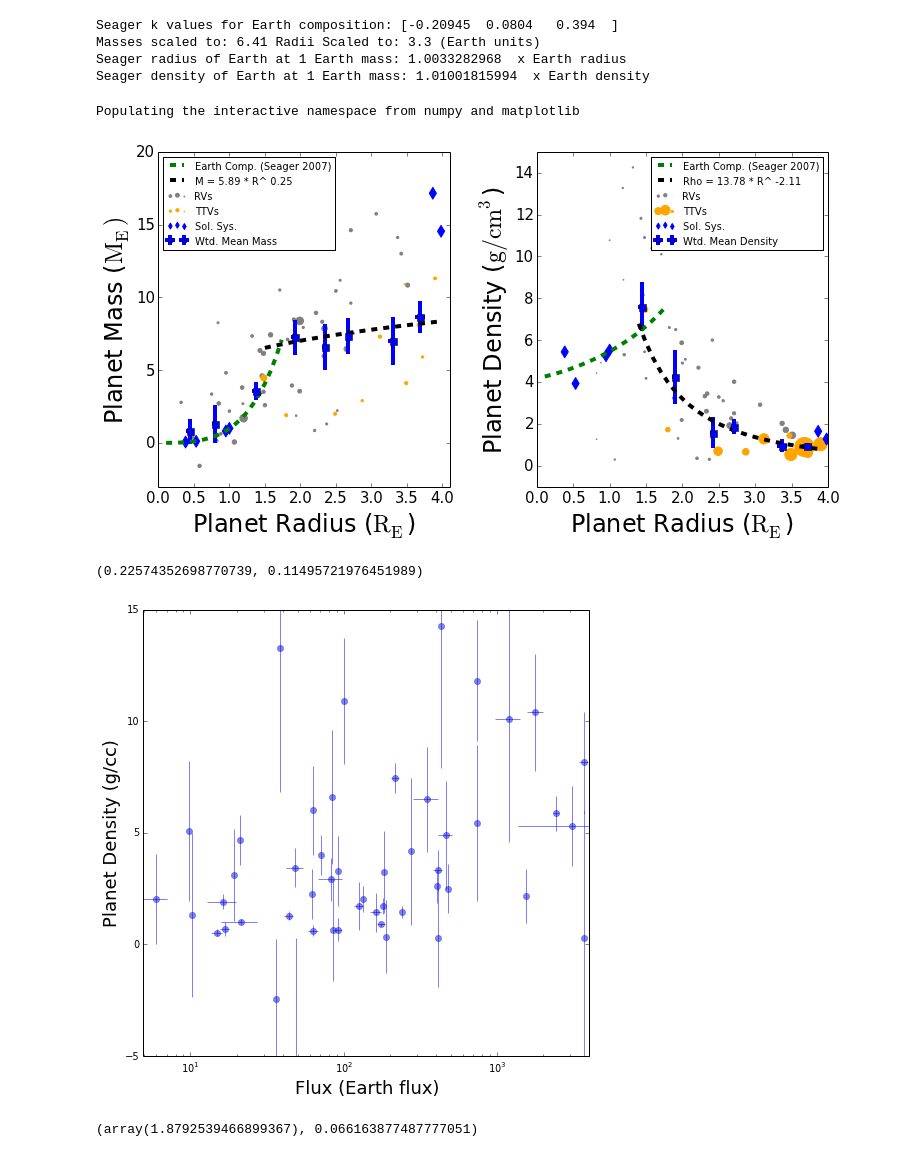
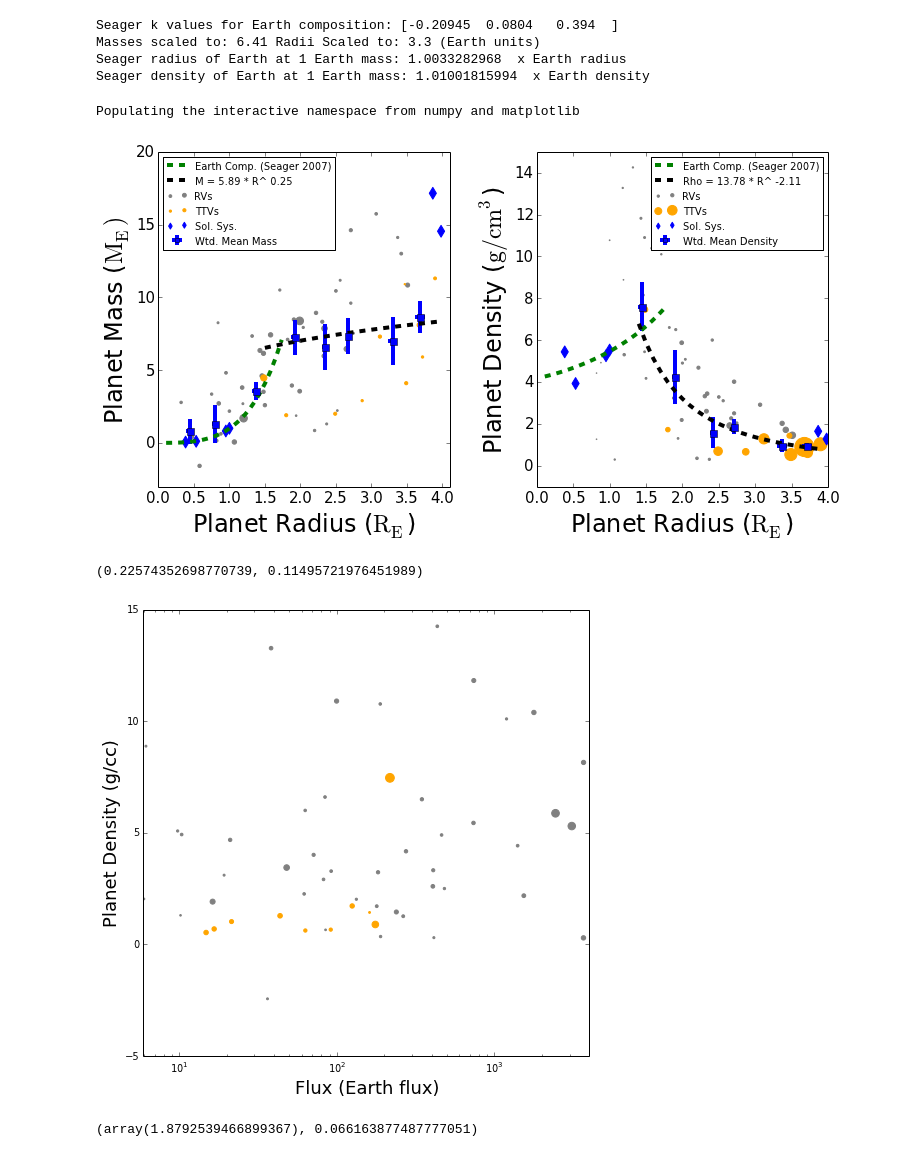
Before and after one commit to sealauren/mrf, a Jupyter notebook: plot_mr.ipynb, the cells around one changed output. Drawn from its saved outputs; the diff is of its cells as text; code cells hidden in the pictures.

```diff
--- a/plot_mr.ipynb
+++ b/plot_mr.ipynb
@@ -469,7 +471,7 @@ def plot_mr():
     ax1.scatter(sp.r[sp.ttv==1], sp.m[sp.ttv==1], s=5*wm[sp.ttv==1]/median(wm), alpha=1.0, color='orange', label='TTVs');    ax1.set_xlabel('Planet Radius ($\mathrm{R_E}$)',fontsize=24);
     ax1.set_ylabel('Planet Mass ($\mathrm{M_E})$',fontsize=24);
     ax1.scatter(ss.r, ss.m, color='blue',marker='d',s=70, label=('Sol. Sys.'));
-    ax1.legend(loc='upper left', markerscale=0.5, fontsize=10);
+    ax1.legend(loc='upper left', markerscale=0.5, fontsize=10, scatterpoints=2, numpoints=1);
     ax1.tick_params(axis='x', labelsize=15)
     ax1.tick_params(axis='y', labelsize=15)
     plt.axis([0.0,4.1,-3,20]);
@@ -485,7 +487,7 @@ def plot_mr():
     ax2.scatter(sp.r[sp.ttv==1], sp.rho[sp.ttv==1], s=10*wd[sp.ttv==1]/median(wd), alpha=1.0, color='orange', label='TTVs');
     ax2.scatter(ss.r, ss.rho, color='blue',marker='d',s=70, label=('Sol. Sys.'));
     plt.axis([0.,4.0,-1,15]);
-    ax2.legend(markerscale=0.5, fontsize=10);
+    ax2.legend(markerscale=0.5, fontsize=10, scatterpoints=2, numpoints=1);
     ax2.tick_params(axis='x', labelsize=15)
     ax2.tick_params(axis='y', labelsize=15)
     fig.set_size_inches(12,6);
@@ -497,24 +499,23 @@ def plot_mr():
 plot_mr()
 # %% [output]
 Populating the interactive namespace from numpy and matplotlib
-[figure, old version]
+[figure, new version]
 # %%
 #%matplotlib osx
 fig = plt.figure(figsize=(8,8));
 ax = fig.add_subplot(111,xscale='log');
 rho_resid = sp.rho - rho_pred
 #notnan = numpy.logical_not(numpy.isnan(sp.flux))
-ax.errorbar(sp_clean.flux, sp_clean.rho,
-            xerr=sp_clean.uflux, yerr=sp_clean.urho,
-            fmt='o', alpha = 0.5, capsize=0);
+ax.scatter(sp.flux[sp.ttv==0], sp.rho[sp.ttv==0], s=10*wm[sp.ttv==0]/median(wm), alpha=1.0, color='gray', label='RVs');
+ax.scatter(sp.flux[sp.ttv==1], sp.rho[sp.ttv==1], s=10*wm[sp.ttv==1]/median(wm), alpha=1.0, color='orange', label='RVs');
 ax.set_xlabel('Flux (Earth flux)', fontsize=18);
 ax.set_ylabel('Planet Density (g/cc)', fontsize=18);
 pyplot.axis([0,4000,-5,15])
 fig.show();
 pearsonr(sp_clean.flux, sp_clean.rho)
 # %% [output]
 (0.22574352698770739, 0.11495721976451989)
-[figure, old version]
+[figure, new version]
 # %%
 #plot residuals
 def plot_residuals(sp=sp_conglom):
```
Also changed, not shown: parts of 9 cells of this notebook, 9 other files.
